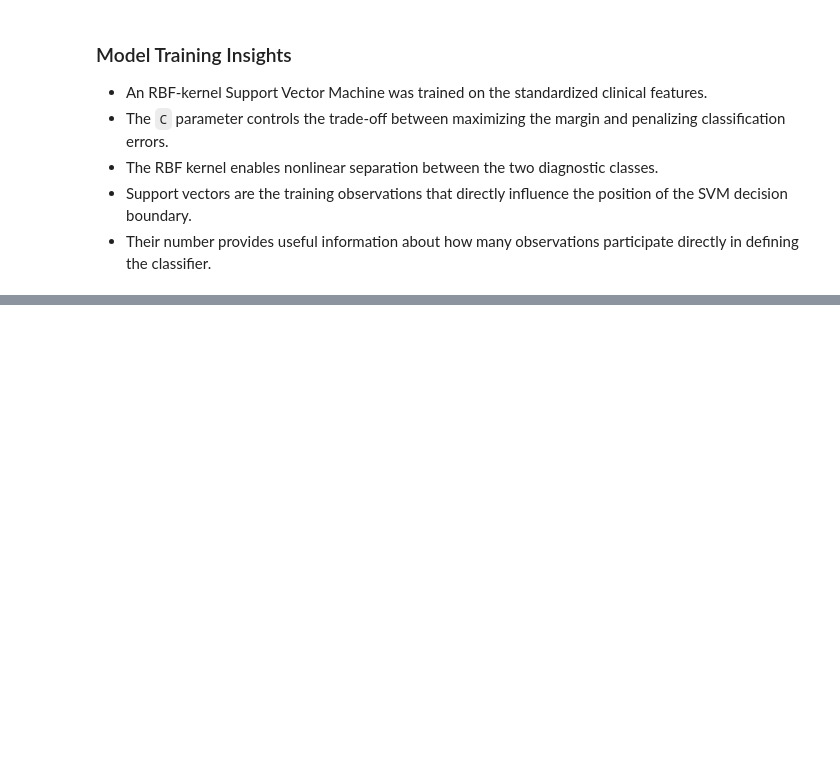
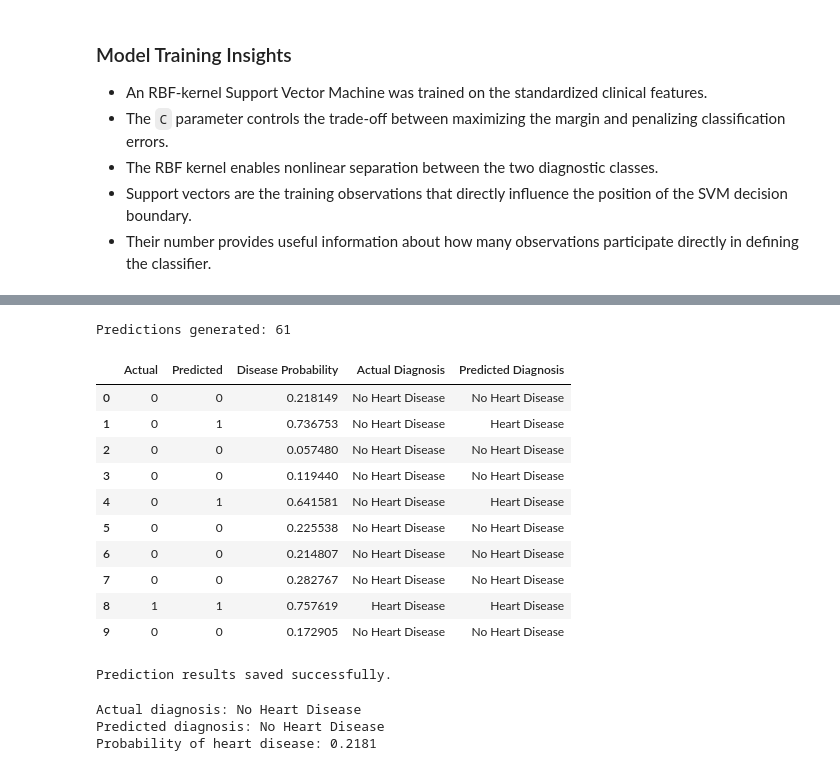
Before and after one commit to Pralishatripathy000/ml-support-vector-machine, a Jupyter notebook: notebook.ipynb, the cells around one changed output, grey strips where cells are left out. Drawn from its saved outputs; the diff is of its cells as text; code cells hidden in the pictures; blank space fills up the shorter version.

Commit message:
Add SVM prediction analysis

```diff
--- a/notebook.ipynb
+++ b/notebook.ipynb
@@ -563,0 +575,71 @@ support_vector_summary
+# %%
+# Generate class predictions and probability estimates for the test set
+
+y_pred = svm_model.predict(X_test_scaled)
+y_prob = svm_model.predict_proba(X_test_scaled)[:, 1]
+
+print("Predictions generated:", len(y_pred))
+# %% [output]
+Predictions generated: 61
+# %%
+# Create a table comparing actual and predicted diagnoses
+
+prediction_results = pd.DataFrame({
+    "Actual": y_test.reset_index(drop=True),
+    "Predicted": y_pred,
+    "Disease Probability": y_prob
+})
+
+prediction_results["Actual Diagnosis"] = prediction_results["Actual"].map({
+    0: "No Heart Disease",
+    1: "Heart Disease"
+})
+
+prediction_results["Predicted Diagnosis"] = prediction_results["Predicted"].map({
+    0: "No Heart Disease",
+    1: "Heart Disease"
+})
+
+prediction_results.head(10)
+# %% [output]
+|  | Actual | Predicted | Disease Probability | Actual Diagnosis | Predicted Diagnosis |
+| 0 | 0 | 0 | 0.218149 | No Heart Disease | No Heart Disease |
+| 1 | 0 | 1 | 0.736753 | No Heart Disease | Heart Disease |
+| 2 | 0 | 0 | 0.057480 | No Heart Disease | No Heart Disease |
+| 3 | 0 | 0 | 0.119440 | No Heart Disease | No Heart Disease |
+| 4 | 0 | 1 | 0.641581 | No Heart Disease | Heart Disease |
+| 5 | 0 | 0 | 0.225538 | No Heart Disease | No Heart Disease |
+| 6 | 0 | 0 | 0.214807 | No Heart Disease | No Heart Disease |
+| 7 | 0 | 0 | 0.282767 | No Heart Disease | No Heart Disease |
+| 8 | 1 | 1 | 0.757619 | Heart Disease | Heart Disease |
+| 9 | 0 | 0 | 0.172905 | No Heart Disease | No Heart Disease |
+# %%
+# Save test-set predictions and probability estimates
+
+prediction_results.to_csv(
+    "outputs/tables/sample_predictions.csv",
+    index=False
+)
+
+print("Prediction results saved successfully.")
+# %% [output]
+Prediction results saved successfully.
+# %%
+# Display one example prediction with its actual diagnosis and estimated probability
+
+sample_index = 0
+
+print("Actual diagnosis:",
+      prediction_results.loc[sample_index, "Actual Diagnosis"])
+
+print("Predicted diagnosis:",
+      prediction_results.loc[sample_index, "Predicted Diagnosis"])
+
+print(
+    "Probability of heart disease:",
+    round(prediction_results.loc[sample_index, "Disease Probability"], 4)
+)
+# %% [output]
+Actual diagnosis: No Heart Disease
+Predicted diagnosis: No Heart Disease
+Probability of heart disease: 0.2181
```
Also changed, not shown: parts of 2 cells of this notebook, 1 other file.
